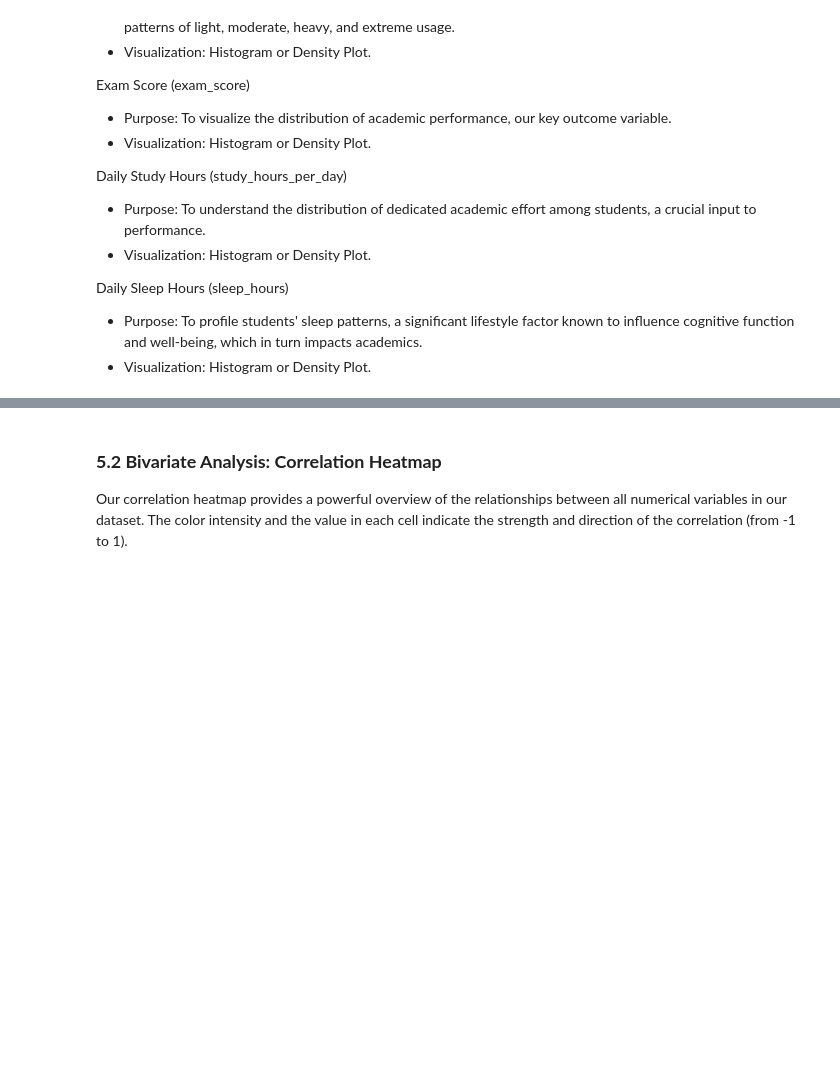
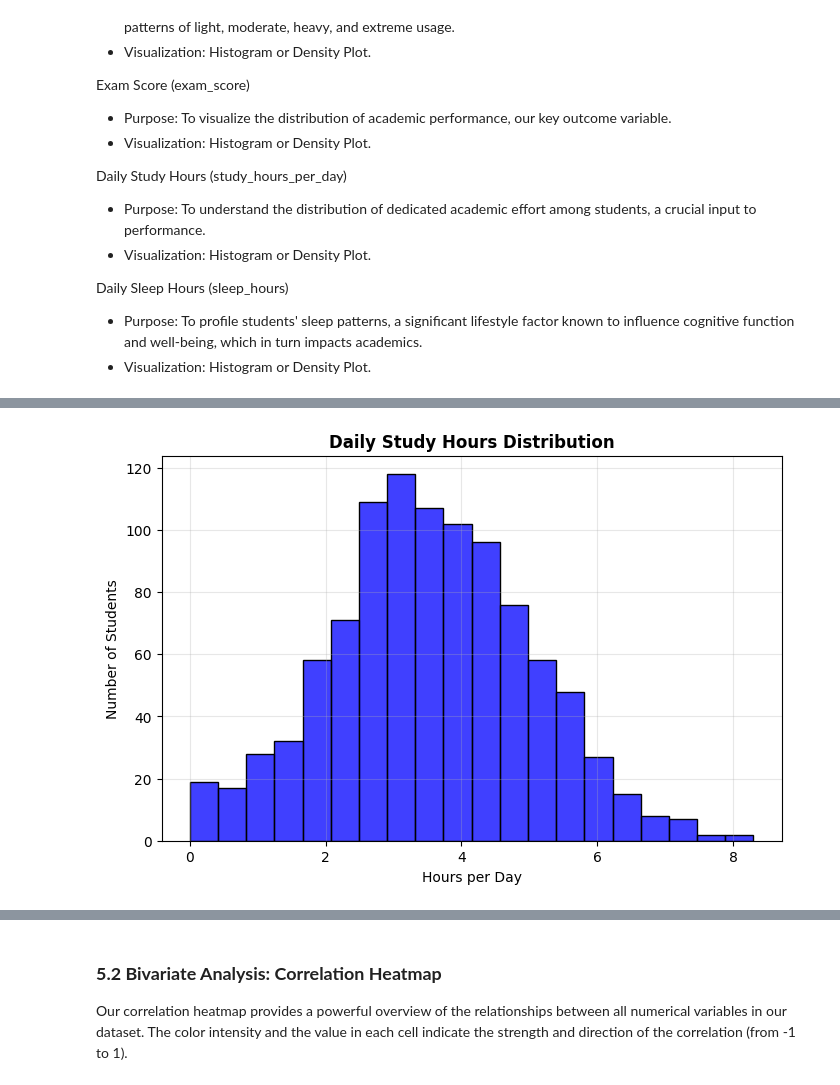
Before and after one commit to zpsy-hub/netflix-grades-impact-analysis, a Jupyter notebook: Netflix.ipynb, the cells around one changed output, grey strips where cells are left out. Drawn from its saved outputs; the diff is of its cells as text; code cells hidden in the pictures; blank space fills up the shorter version.

```diff
--- a/Netflix.ipynb
+++ b/Netflix.ipynb
@@ -227,0 +340,11 @@ Daily Sleep Hours (sleep_hours)
+# %%
+plt.figure(figsize=(8, 5))
+sns.histplot(df['study_hours_per_day'], bins=20, color='blue', edgecolor='black')
+
+plt.title('Daily Study Hours Distribution', fontweight='bold')
+plt.xlabel('Hours per Day')
+plt.ylabel('Number of Students')
+plt.grid(True, alpha=0.3)
+plt.show()
+# %% [output]
+[figure, added]
```
Also changed, not shown: parts of 22 cells of this notebook.
